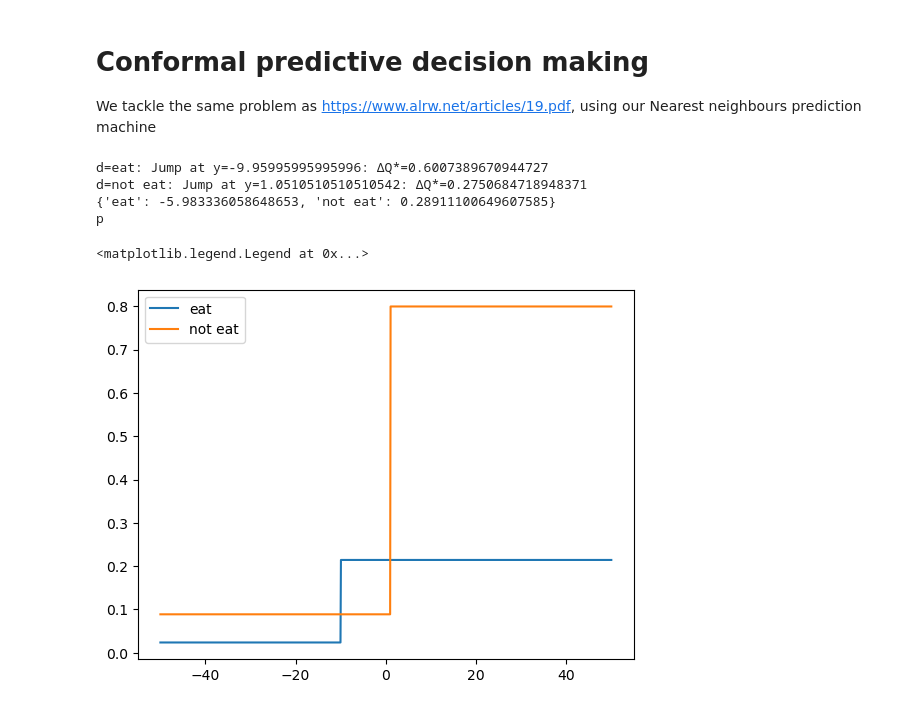
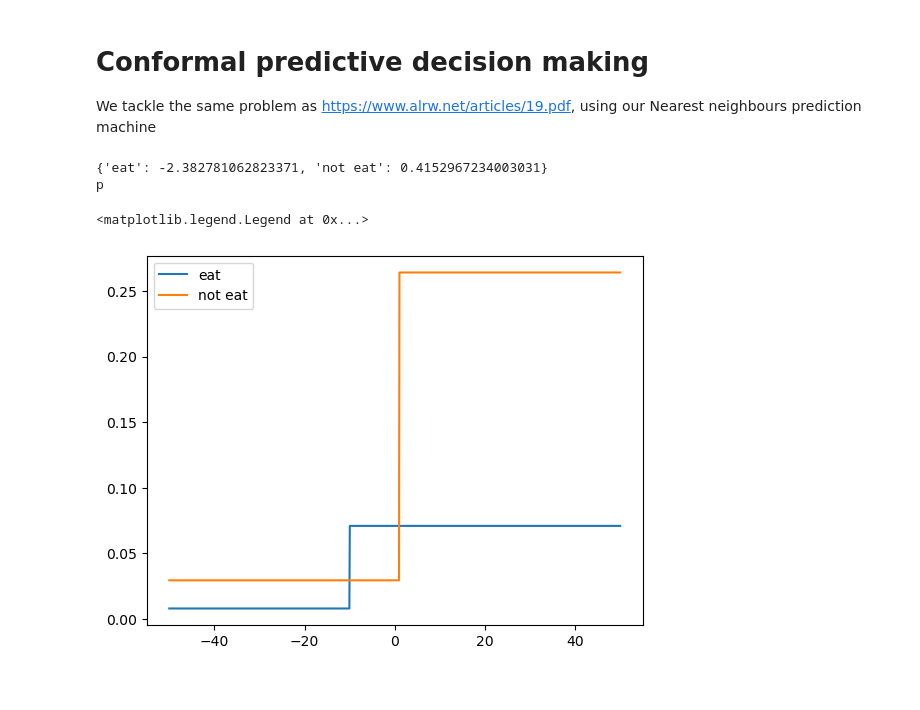
Before and after one commit to egonmedhatten/online-cp, a Jupyter notebook: notebooks/conformal_decision_making.ipynb, the cells around one changed output. Saved outputs shown, nothing was run; the diff lists cells and outputs as text; code cells hidden in the pictures.

Commit message:
NearestNeighboursPredictionMachine should now work

```diff
--- a/notebooks/conformal_decision_making.ipynb
+++ b/notebooks/conformal_decision_making.ipynb
@@ -10,6 +10,7 @@ from sklearn.preprocessing import LabelEncoder
 import numpy as np
 rnd_gen = np.random.default_rng(2024)
 import matplotlib.pyplot as plt
+MACHINE_EPSILON = lambda x: np.abs(x) * np.finfo(np.float64).eps
 # %%
 # fetch dataset
 mushroom = fetch_ucirepo(id=73)
@@ -36,52 +37,43 @@ def U(y, d):
             return -10
         if d == 'not eat':
             return 1
+# %%
+d = 'eat'
+tau = rnd_gen.uniform(0, 1)
+U_train_d = np.array([U(y, d) for y in y_train]).astype('float')
+
+cps = NearestNeighboursPredictionMachine(k=3, distance='hamming', rnd_state=2024)
+cps.learn_initial_training_set(X_train, U_train_d)
+cpd = cps.predict_cpd(X[N])
 # %%
 utility = {}
 for d in ['eat', 'not eat']:
     tau = rnd_gen.uniform(0, 1)
     U_train_d = np.array([U(y, d) for y in y_train]).astype('float')
 
     cps = NearestNeighboursPredictionMachine(k=1, distance='hamming', rnd_state=2024)
     cps.learn_initial_training_set(X_train, U_train_d)
     cpd = cps.predict_cpd(X[N])
 
-    # NOTE: There must be a better way to do the integral. The issue for now, is that I had to add random noise to
-    #       labels to avoid duplicates in the NNPM. This complicates things here...
+    jump_points = np.unique(cpd.Y[1:-1])
+    Delta_Q = np.array([cpd(y=y + MACHINE_EPSILON(y), tau=tau) - cpd(y=y - MACHINE_EPSILON(y), tau=tau) for y in jump_points])
+    utility[d] = jump_points @ Delta_Q
 
     yrange = np.linspace(-50, 50, num=1000, endpoint=True)
-    Q_star_values = np.array([cpd(y=y, tau=tau) for y in yrange])  # Corresponding Q^*(y) values at y_values
-
-    # Compute the differences to find jumps
-    delta_Q_star = np.diff(Q_star_values)
-    jump_points = yrange[1:]  # Corresponding points are shifted by one due to diff
-
-    # Filter for non-zero jumps
-    nonzero_jumps = delta_Q_star != 0
-    nonzero_delta_Q_star = delta_Q_star[nonzero_jumps]
-    corresponding_y = jump_points[nonzero_jumps]
-
-    # Output the results
-    for y_val, delta in zip(corresponding_y, nonzero_delta_Q_star):
-        print(f"d={d}: Jump at y={y_val}: ΔQ*={delta}")
 
     tau = rnd_gen.uniform(0, 1)
     plt.plot(
         yrange,
         [cpd(y=y, tau=tau) for y in yrange],
         label=d
     )
 
-    utility[d] = corresponding_y @ nonzero_delta_Q_star
-
 print(utility)
 print(y[N])
 
 plt.legend()
 # %% [output]
-d=eat: Jump at y=-9.95995995995996: ΔQ*=0.6007389670944727
-d=not eat: Jump at y=1.0510510510510542: ΔQ*=0.2750684718948371
-{'eat': -5.983336058648653, 'not eat': 0.28911100649607585}
+{'eat': -2.382781062823371, 'not eat': 0.4152967234003031}
 p
 <matplotlib.legend.Legend at 0x...>
-[figure, old version]
+[figure, new version]
```
Also changed, not shown: 3 other files.
